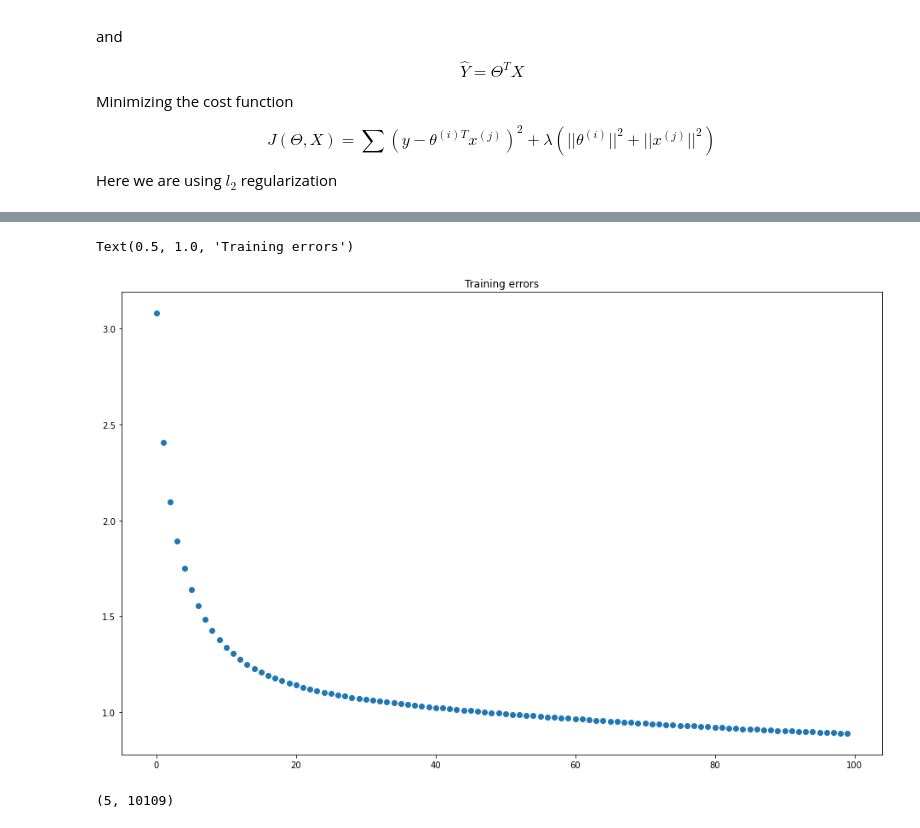
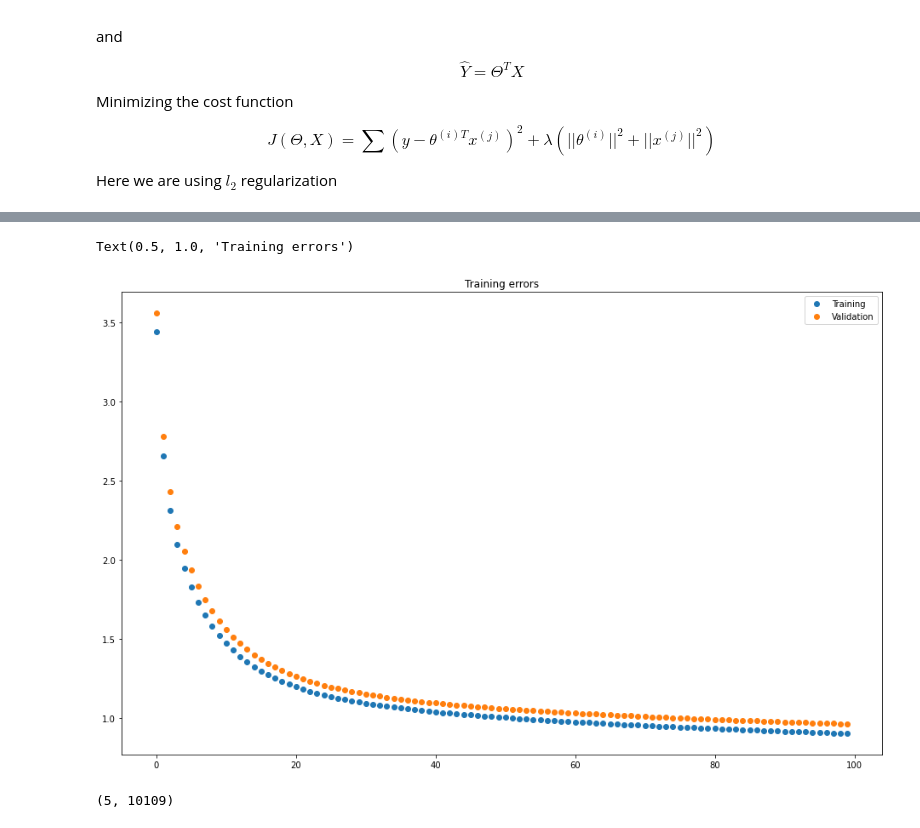
Before and after one commit to peulsilva/movie-recommendation, a Jupyter notebook: notebooks/collaborative-filtering/02-train_model.ipynb, the cells around one changed output, grey strips where cells are left out. Drawn from its saved outputs; the diff is of its cells as text; code cells hidden in the pictures.

```diff
--- a/notebooks/collaborative-filtering/02-train_model.ipynb
+++ b/notebooks/collaborative-filtering/02-train_model.ipynb
@@ -74,3 +71,5 @@ ratings_matrix = ratings_df.pivot(
 ).replace(np.nan, 0)
 # %%
 Y_train, Y_test = read_train_test_matrix()
+# %%
+Y_train, Y_val = train_test_split(Y_train)
@@ -90,2 +97,4 @@ model.get_params()
  'regularization_factor': 0.1,
  'train_epochs': 100}
+# %%
+y_val = np.array(Y_val)
@@ -92,3 +106,3 @@ model.get_params()
 # %%
-model.fit(y_train)
+model.fit(y_train, y_val)
 # %% [output]
@@ -107,16 +145,22 @@ train epoch 11;  1.7013947368730447
 ... (88 outputs left out)
 # %%
-history = model.get_evaluation_errors()
+train_errors, val_errors = model.get_evaluation_errors()
 # %%
 plt.figure(figsize = [16,10])
 plt.plot(
-    history,
+    train_errors,
     'o'
 )
+plt.plot(
+    val_errors,
+    'o'
+)
+
+plt.legend(["Training", "Validation"])
 plt.title("Training errors")
 # %% [output]
 Text(0.5, 1.0, 'Training errors')
-[figure, old version]
+[figure, new version]
 # %%
 X, Theta = model.X, model.Theta
 # %%
```
Also changed, not shown: parts of 30 cells of this notebook.
